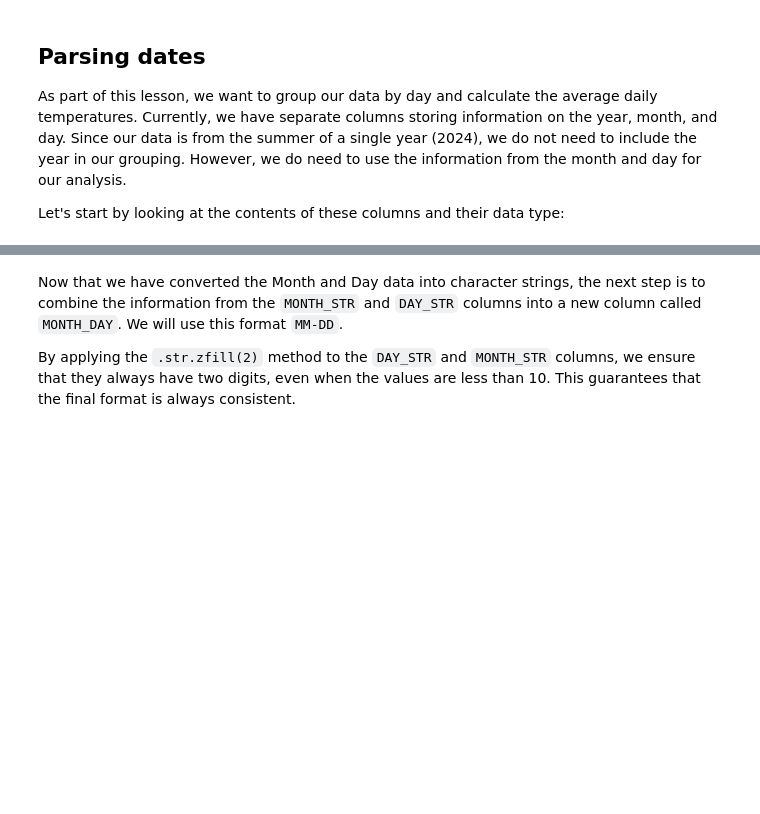
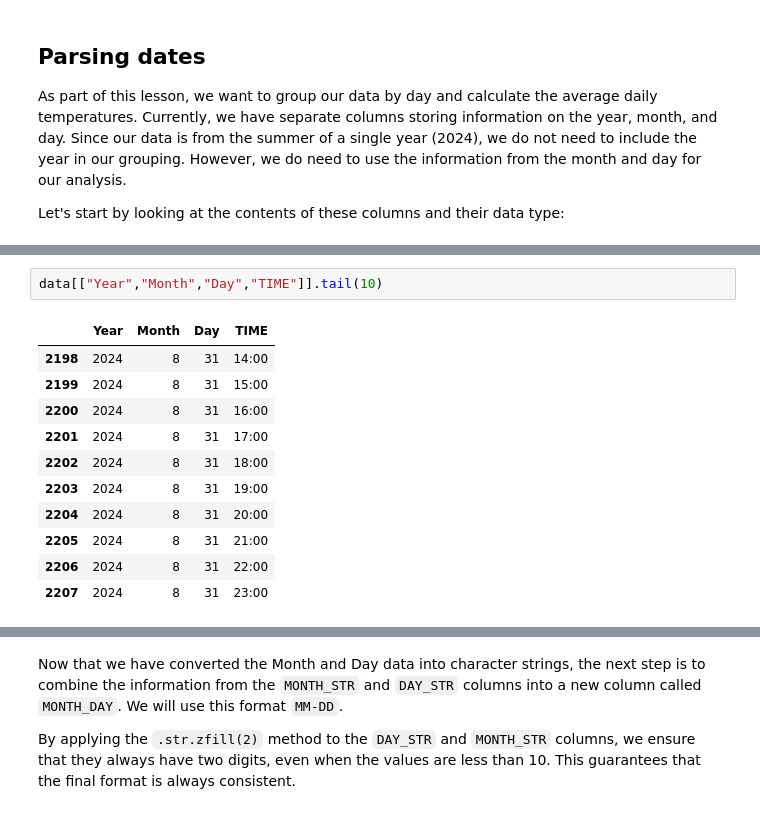
Before and after one commit to heattard/geo-python, a Jupyter notebook: source/notebooks/L6/advanced-data-processing-with-pandas.ipynb, the cells around one changed output, grey strips where cells are left out. Drawn from its saved outputs; the diff is of its cells as text; blank space fills up the shorter version.

```diff
--- a/source/notebooks/L6/advanced-data-processing-with-pandas.ipynb
+++ b/source/notebooks/L6/advanced-data-processing-with-pandas.ipynb
@@ -459,0 +474,14 @@ Let's start by looking at the contents of these columns and their data type:
+# %%
+data[["Year","Month","Day","TIME"]].tail(10)
+# %% [output]
+|  | Year | Month | Day | TIME |
+| 2198 | 2024 | 8 | 31 | 14:00 |
+| 2199 | 2024 | 8 | 31 | 15:00 |
+| 2200 | 2024 | 8 | 31 | 16:00 |
+| 2201 | 2024 | 8 | 31 | 17:00 |
+| 2202 | 2024 | 8 | 31 | 18:00 |
+| 2203 | 2024 | 8 | 31 | 19:00 |
+| 2204 | 2024 | 8 | 31 | 20:00 |
+| 2205 | 2024 | 8 | 31 | 21:00 |
+| 2206 | 2024 | 8 | 31 | 22:00 |
+| 2207 | 2024 | 8 | 31 | 23:00 |
```
Also changed, not shown: parts of 8 cells of this notebook.
